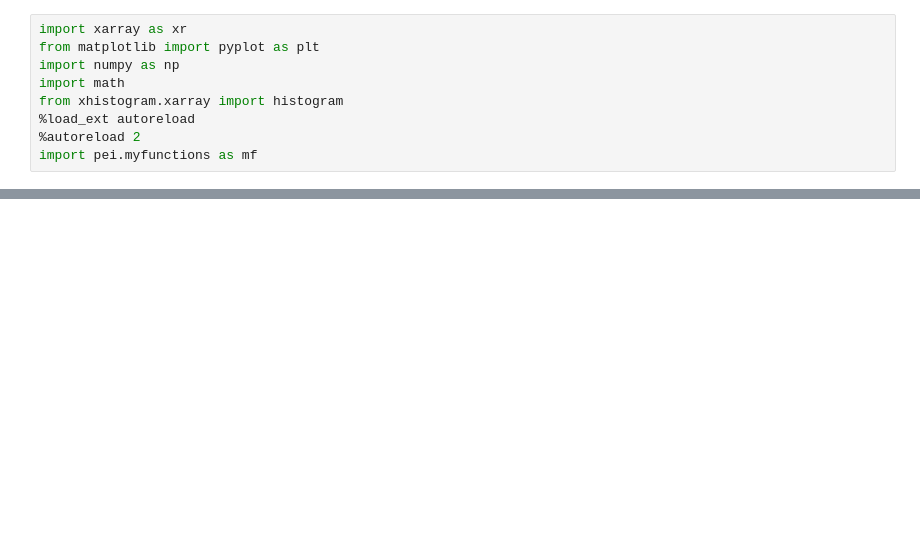
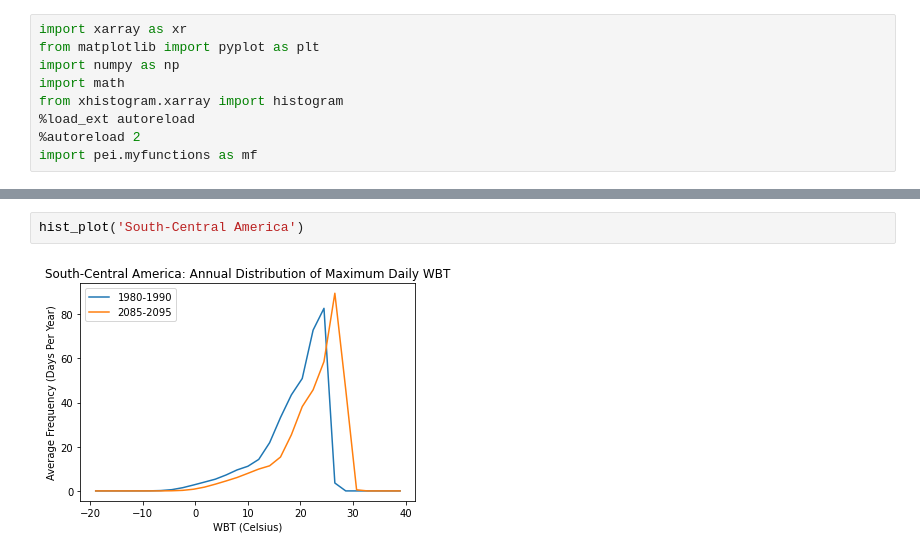
Before and after one commit to KYan19/pei, a Jupyter notebook: notebooks/4.2_WBTPlots.ipynb, the cells around one changed output, grey strips where cells are left out. Cells and saved outputs as stored; diff of their text form; blank space fills up the shorter version.

```diff
--- a/notebooks/4.2_WBTPlots.ipynb
+++ b/notebooks/4.2_WBTPlots.ipynb
@@ -31,0 +126,4 @@ mf.contour_plot(mean_diff,region='Global',title='Difference in Decadal Mean Temp
+# %%
+hist_plot('South-Central America')
+# %% [output]
+[figure, added]
```
Also changed, not shown: parts of 22 cells of this notebook, 1 other file.
